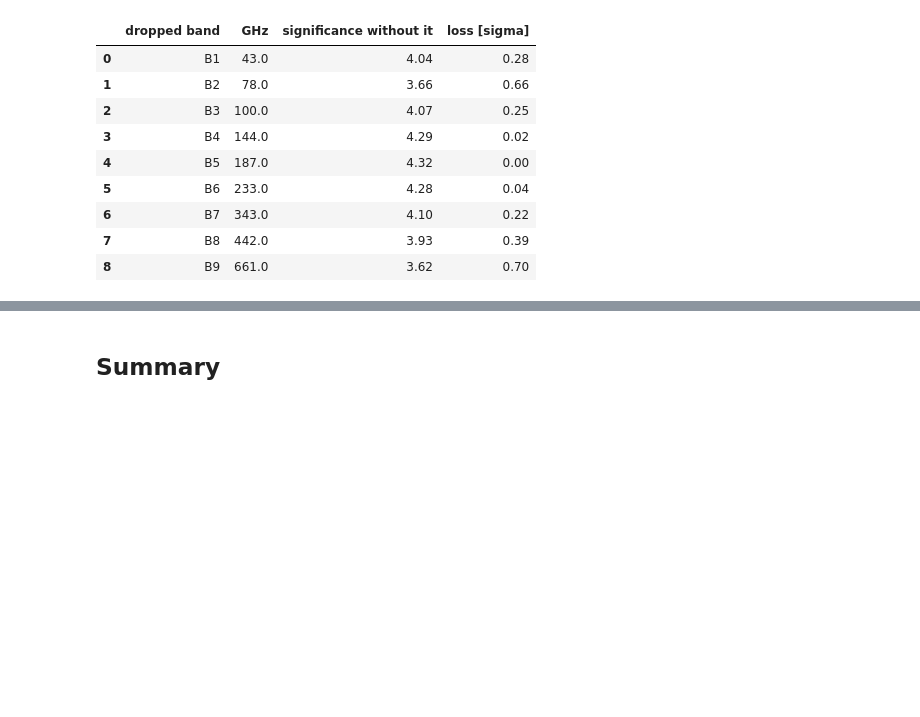
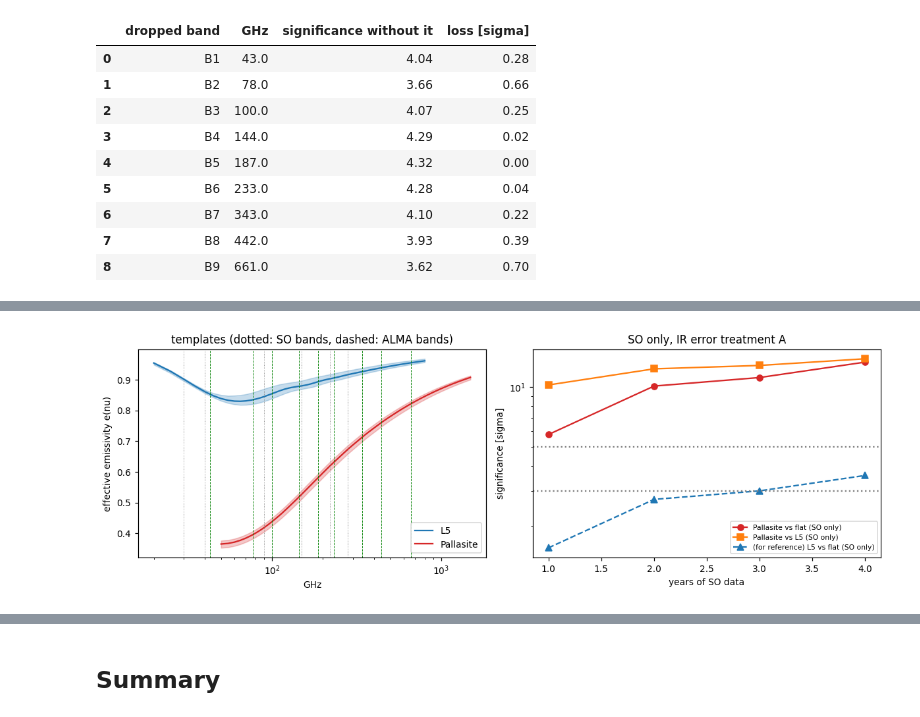
Before and after one commit to Sulla2012/atm_scattering, a Jupyter notebook: notebooks/so_flora_forecast.ipynb, the cells around one changed output, grey strips where cells are left out. Cells and saved outputs as stored; diff of their text form; code cells hidden in the pictures; blank space fills up the shorter version.

Commit message:
SO forecast: pallasite-like emissivity template (vs flat and vs L5); template-truth statistic

```diff
--- a/notebooks/so_flora_forecast.ipynb
+++ b/notebooks/so_flora_forecast.ipynb
@@ -372,8 +373,19 @@ for name, f in fits.items():
     dT = (np.log(thermal_alma(logD, logT1 + h)) - np.log(thermal_alma(logD, logT1 - h))) / (2 * h)
     alma_pred[name] = {"th": th_a, "kernel": np.stack([np.full_like(th_a, 2 * np.log(10)), dT], axis=-1)}
 
-union = np.unique(np.r_[SO_GHZ, ghz_a])                     # distinct frequencies (for the L5 e covariance)
-e0u, covU = eCovariance(L5_NPZ, union)
+PALL_NPZ = REPO / "data" / "emissivity" / "Pallasite_grey.npz"   # TeraFlash Pallasite (grey-sphere) e(f), 50-1490 GHz
+union = np.unique(np.r_[SO_GHZ, ghz_a])                     # distinct frequencies (for the e covariance)
+
+def templateFor(npz):
+    """e(nu) template on the union of frequencies: central e and covariance; frequencies outside the table are marked invalid."""
+    d = np.load(npz)
+    valid = (union >= d["f_ghz"][0]) & (union <= d["f_ghz"][-1])
+    e0 = np.zeros(len(union)); cov = np.zeros((len(union), len(union)))
+    e0[valid], cov[np.ix_(valid, valid)] = eCovariance(npz, union[valid])
+    return {"e0": e0, "cov": cov, "valid": valid}
+
+TEMPLATES = {"L5": templateFor(L5_NPZ), "Pallasite": templateFor(PALL_NPZ)}
+e0u, covU = TEMPLATES["L5"]["e0"], TEMPLATES["L5"]["cov"]
 th_a = alma_pred[list(FLOORS)[0]]["th"]
 relOf = lambda scen: np.array([ALMA_CAL[scen][b] for b in bands])
 display(pd.DataFrame({"band": bands, "GHz": ghz_a, "e_L5": e0u[np.searchsorted(union, ghz_a)], "predicted flux, L5 [mJy]": th_a * e0u[np.searchsorted(union, ghz_a)],
@@ -390,11 +402,12 @@ display(pd.DataFrame({"band": bands, "GHz": ghz_a, "e_L5": e0u[np.searchsorted(u
 | 7 | B8 | 442.0 | 0.939 | 850.218 | 0.10 | 0.03 | ... |
 | 8 | B9 | 661.0 | 0.955 | 1893.520 | 0.20 | 0.03 | ... |
 # %%
-def build(name, useSO=True, almaBands=tuple(bands), relScale=1.0, cal=None):
+def build(name, useSO=True, almaBands=tuple(bands), relScale=1.0, cal=None, tmpl="L5", errTmpl=None, nYears=None):
     """Flattened measurement set (SO daily + ALMA single epoch) for one IR-error scenario."""
+    tm, te = TEMPLATES[tmpl], TEMPLATES[errTmpl or tmpl]     # hypothesis template; template whose flux sets the ALMA error scale
     th_l, k_l, s_l, fi_l, so_l, al_l = [], [], [], [], [], []
     if useSO:
-        m = ok
+        m = ok if nYears is None else ok & (day["time"] < pd.Timestamp(SURVEY_START) + pd.DateOffset(years=nYears)).values
         th_l.append(pred[name]["th"][m].ravel()); k_l.append(pred[name]["kernel"][m].reshape(-1, 2)); s_l.append(sigma[m].ravel())
         fi_l.append(np.tile(np.searchsorted(union, SO_GHZ), m.sum()))
         so_l.append(np.ones(th_l[-1].size, bool)); al_l.append(np.zeros(th_l[-1].size, bool))
@@ -402,13 +415,14 @@ def build(name, useSO=True, almaBands=tuple(bands), relScale=1.0, cal=None):
     if sel:
         t_ = alma_pred[name]["th"][sel]
         th_l.append(t_); k_l.append(alma_pred[name]["kernel"][sel])
-        s_l.append(t_ * e0u[np.searchsorted(union, ghz_a[sel])] * np.hypot(ALMA_STAT, relScale * relOf(cal or CAL_BASE)[sel]))
+        s_l.append(t_ * te["e0"][np.searchsorted(union, ghz_a[sel])] * np.hypot(ALMA_STAT, relScale * relOf(cal or CAL_BASE)[sel]))
         fi_l.append(np.searchsorted(union, ghz_a[sel]))
         so_l.append(np.zeros(len(sel), bool)); al_l.append(np.ones(len(sel), bool))
     th_, k_, s_, fi_ = np.concatenate(th_l), np.concatenate(k_l), np.concatenate(s_l), np.concatenate(fi_l)
+    s_ = np.where((tm["valid"] & te["valid"])[fi_], s_, np.inf)    # frequencies outside a template's table carry no information
     so_m, al_m = np.concatenate(so_l), np.concatenate(al_l)
     groups = [(m_, c_) for m_, c_ in [(so_m, SO_ABS_CAL), (al_m, ALMA_ABS_CAL)] if m_.any()]
-    return dict(th=th_, kernel=k_, sigma=s_, priorCov=fits[name]["cov"], e0=e0u[fi_], freqIdx=fi_, covL5=covU, groups=groups)
+    return dict(th=th_, kernel=k_, sigma=s_, priorCov=fits[name]["cov"], e0=tm["e0"][fi_], freqIdx=fi_, covL5=tm["cov"], groups=groups)
 
 def sigmaOf(name, truth, fTrue=None, **kw):
     out = distinguishN(**build(name, **kw), truth=truth, fTrue=fTrue)
@@ -494,0 +515,22 @@ ALMA B1-B9 alone: 4.3 sigma
+# %%
+fig, ax = plt.subplots(1, 2, figsize=(11, 3.8))
+for nm, c_ in [("L5", "C0"), ("Pallasite", "C3")]:
+    d = np.load(L5_NPZ if nm == "L5" else PALL_NPZ)
+    ax[0].plot(d["f_ghz"], d["e"], c=c_, label=nm); ax[0].fill_between(d["f_ghz"], d["e_lo"], d["e_hi"], color=c_, alpha=0.25)
+for g in SO_GHZ: ax[0].axvline(g, c="gray", lw=0.6, ls=":")
+for g in ghz_a: ax[0].axvline(g, c="green", lw=0.6, ls="--")
+ax[0].set(xscale="log", xlabel="GHz", ylabel="effective emissivity e(nu)", title="templates (dotted: SO bands, dashed: ALMA bands)"); ax[0].legend()
+
+name = list(FLOORS)[0]
+yrs = np.arange(1, N_YEARS + 1)
+ax[1].plot(yrs, [sigmaOf(name, "L5", useSO=True, almaBands=(), tmpl="Pallasite", nYears=y_) for y_ in yrs], "o-", c="C3", label="Pallasite vs flat (SO only)")
+ax[1].plot(yrs, [distinguishN(**build(name, useSO=True, almaBands=(), tmpl="L5", errTmpl="Pallasite", nYears=y_), truth="template",
+                              eTrue=TEMPLATES["Pallasite"]["e0"][build(name, useSO=True, almaBands=(), tmpl="L5", errTmpl="Pallasite", nYears=y_)["freqIdx"]])["significance"] for y_ in yrs],
+           "s-", c="C1", label="Pallasite vs L5 (SO only)")
+ax[1].plot(yrs, [sigmaOf(name, "L5", useSO=True, almaBands=(), nYears=y_) for y_ in yrs], "^--", c="C0", label="(for reference) L5 vs flat (SO only)")
+ax[1].axhline(5, c="gray", ls=":"); ax[1].axhline(3, c="gray", ls=":")
+ax[1].set(xlabel="years of SO data", ylabel="significance [sigma]", yscale="log", title="SO only, IR error treatment A")
+ax[1].legend(fontsize=7)
+fig.tight_layout()
+# %% [output]
+[figure, added]
```
Also changed, not shown: parts of 4 cells of this notebook, 3 other files.
